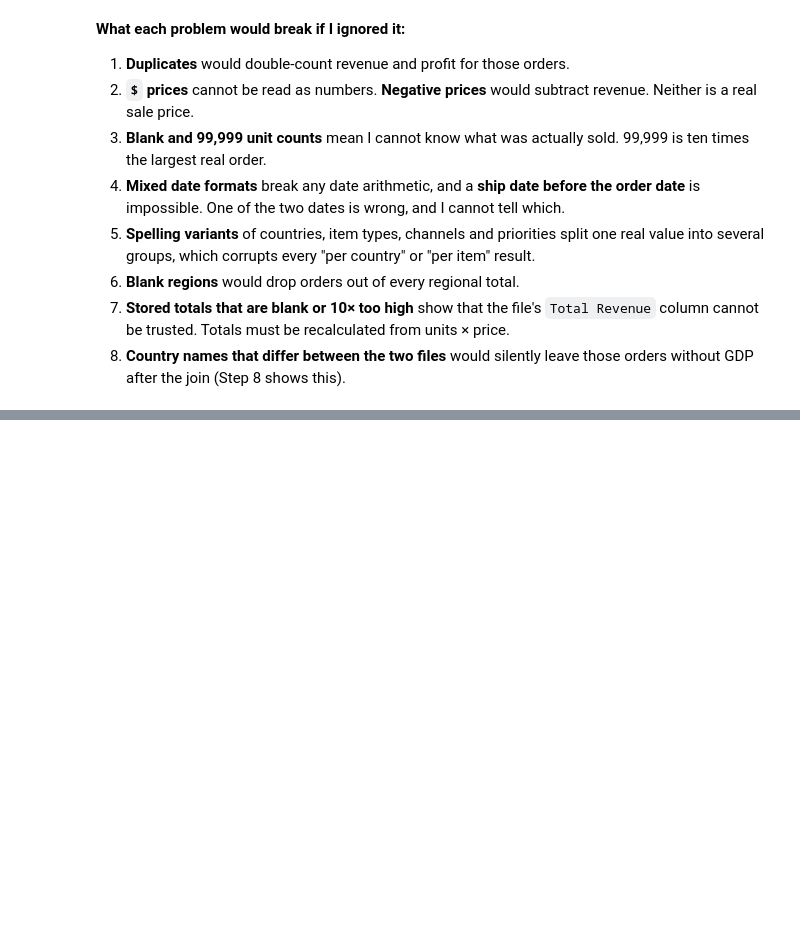
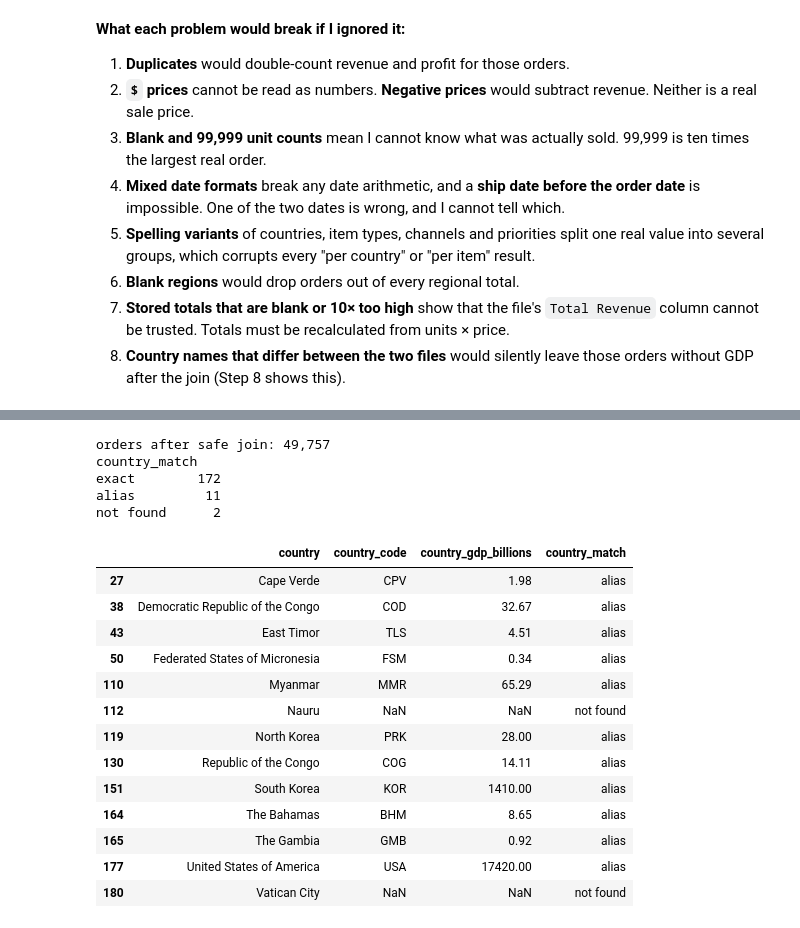
Before and after one commit to Namypark/ecommerce-data-engineering-lab, a Jupyter notebook: ecommerce_data_engineering.ipynb, the cells around one changed output, grey strips where cells are left out. Drawn from its saved outputs; the diff is of its cells as text; code cells hidden in the pictures; blank space fills up the shorter version.

```diff
--- a/ecommerce_data_engineering.ipynb
+++ b/ecommerce_data_engineering.ipynb
@@ -459,0 +559,8 @@ Countries in the sales data: 185
+# %%
+orders = clean_book.to_dataframe()
+orders["order_date"] = pd.to_datetime(orders["order_date"])
+orders["ship_date"] = pd.to_datetime(orders["ship_date"])
+orders["priority_label"] = orders["order_priority"].map(PRIORITY_LABELS)
+orders["priority_rank"] = orders["order_priority"].map(PRIORITY_RANK)
+
+orders.dtypes
@@ -459,0 +605,55 @@ Countries in the sales data: 185
+# %%
+COUNTRY_ALIASES = {
+    "Cape Verde": "Cabo Verde",
+    "Democratic Republic of the Congo": "Congo, Democratic Republic of the",
+    "East Timor": "Timor-Leste",
+    "Federated States of Micronesia": "Micronesia, Federated States of",
+    "Myanmar": "Burma",
+    "North Korea": "Korea, North",
+    "Republic of the Congo": "Congo, Republic of the",
+    "South Korea": "Korea, South",
+    "The Bahamas": "Bahamas, The",
+    "The Gambia": "Gambia, The",
+    "United States of America": "United States",
+}
+
+
+def resolve_country(name: str) -> tuple[CountryInfo | None, str]:
+    if name in country_lookup:
+        return country_lookup[name], "exact"
+    if COUNTRY_ALIASES.get(name) in country_lookup:
+        return country_lookup[COUNTRY_ALIASES[name]], "alias"
+    return None, "not found"
+
+
+country_rows = []
+for country in sorted(set(orders["country"])):
+    info, match = resolve_country(country)
+    country_rows.append({"country": country, **(info._asdict() if info else {}), "country_match": match})
+
+country_table = pd.DataFrame(country_rows).rename(columns={"code": "country_code", "gdp_billions": "country_gdp_billions"})
+orders = orders.merge(country_table, on="country", how="left", validate="many_to_one")
+
+print(f"orders after safe join: {len(orders):,}")
+print(orders.drop_duplicates("country")["country_match"].value_counts().to_string())
+country_table[country_table["country_match"] != "exact"]
+# %% [output]
+orders after safe join: 49,757
+country_match
+exact        172
+alias         11
+not found      2
+|  | country | country_code | country_gdp_billions | country_match |
+| 27 | Cape Verde | CPV | 1.98 | alias |
+| 38 | Democratic Republic of the Congo | COD | 32.67 | alias |
+| 43 | East Timor | TLS | 4.51 | alias |
+| 50 | Federated States of Micronesia | FSM | 0.34 | alias |
+| 110 | Myanmar | MMR | 65.29 | alias |
+| 112 | Nauru | NaN | NaN | not found |
+| 119 | North Korea | PRK | 28.00 | alias |
+| 130 | Republic of the Congo | COG | 14.11 | alias |
+| 151 | South Korea | KOR | 1410.00 | alias |
+| 164 | The Bahamas | BHM | 8.65 | alias |
+| 165 | The Gambia | GMB | 0.92 | alias |
+| 177 | United States of America | USA | 17420.00 | alias |
+| 180 | Vatican City | NaN | NaN | not found |
```
Also changed, not shown: parts of 25 cells of this notebook, 6 other files.
